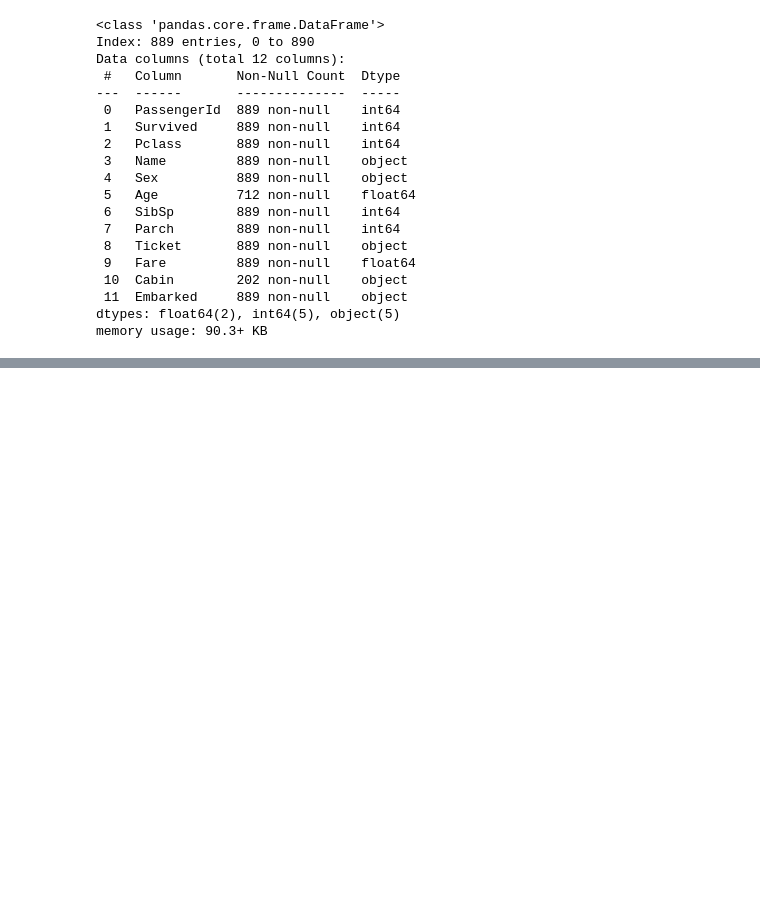
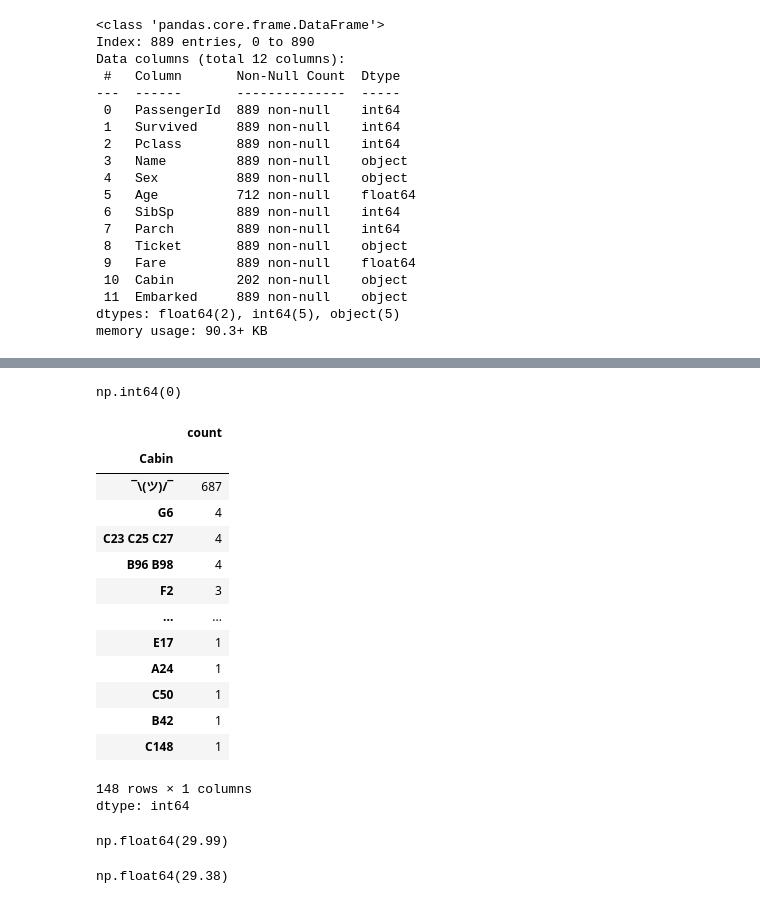
Before and after one commit to milatovicdanka90-maker/DSB-Unit-02, a Jupyter notebook: Labs/lab-eda-titanic/lab-eda-titanic-student-submission.ipynb, the cells around one changed output, grey strips where cells are left out. Drawn from its saved outputs; the diff is of its cells as text; code cells hidden in the pictures; blank space fills up the shorter version.

```diff
--- a/Labs/lab-eda-titanic/lab-eda-titanic-student-submission.ipynb
+++ b/Labs/lab-eda-titanic/lab-eda-titanic-student-submission.ipynb
@@ -138,0 +224,33 @@ TypeError: list indices must be integers or slices, not str
+# %%
+titanic_df[titanic_df["IsReverend"] == 1]["Survived"].sum()
+# %% [output]
+np.int64(0)
+# %%
+# What is the survival rate for cabins marked ¯\(ツ)/¯
+
+titanic_df["Cabin"].value_counts()
+# %% [output]
+|  | count |
+| Cabin |  |
+| ¯\(ツ)/¯ | 687 |
+| G6 | 4 |
+| C23 C25 C27 | 4 |
+| B96 B98 | 4 |
+| F2 | 3 |
+| ... | ... |
+| E17 | 1 |
+| A24 | 1 |
+| C50 | 1 |
+| B42 | 1 |
+| C148 | 1 |
+148 rows × 1 columns
+dtype: int64
+# %%
+round(titanic_df[titanic_df["Cabin"] == "¯\(ツ)/¯"]["Survived"].mean() * 100, 2)
+# %% [output]
+np.float64(29.99)
+# %%
+# What is the survival rate for people whose Age is empty?
+round(titanic_df[titanic_df["Age"].isnull()]["Survived"].mean() * 100, 2)
+# %% [output]
+np.float64(29.38)
```
Also changed, not shown: parts of 15 cells of this notebook.
